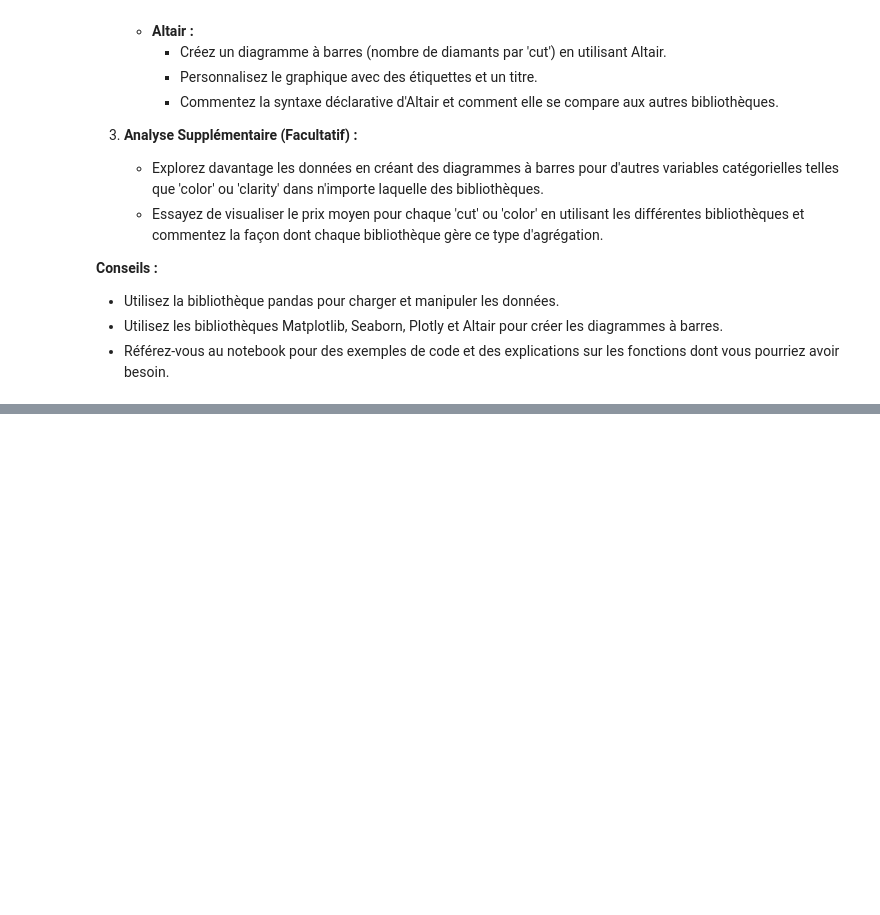
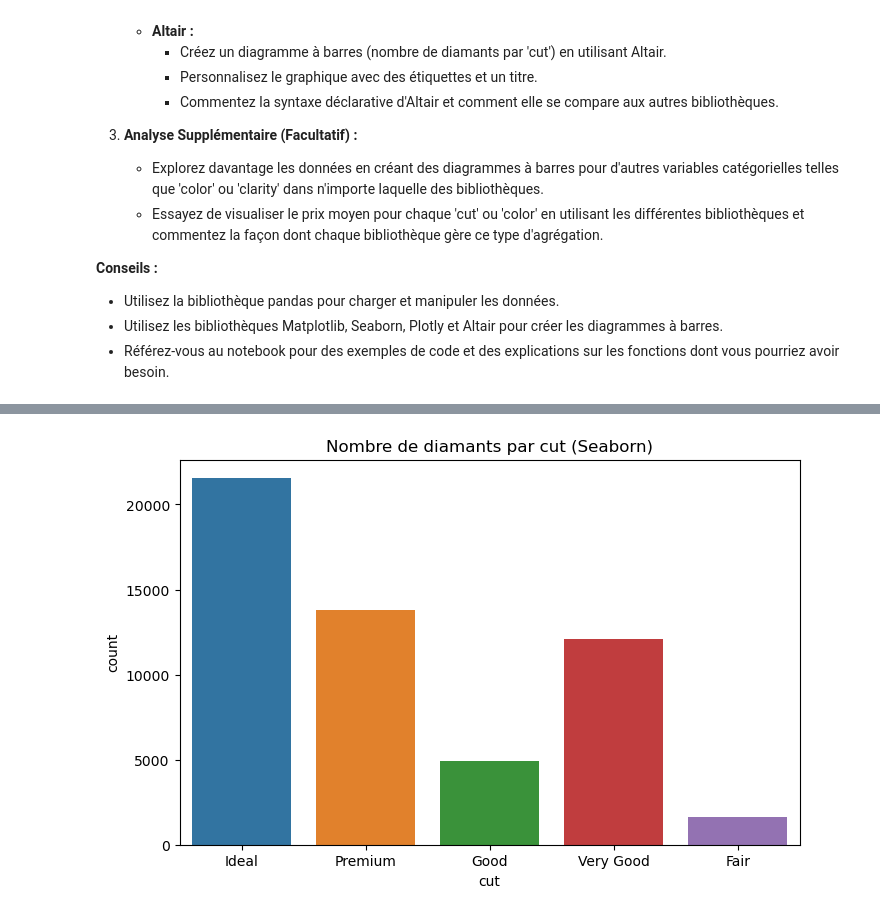
Before and after one commit to rosanajurdi/Data_Visualization_Course_2026, a Jupyter notebook: lab-sessions/lab2-barplots.ipynb, the cells around one changed output, grey strips where cells are left out. Saved outputs shown, nothing was run; the diff lists cells and outputs as text; code cells hidden in the pictures; blank space fills up the shorter version.

```diff
--- a/lab-sessions/lab2-barplots.ipynb
+++ b/lab-sessions/lab2-barplots.ipynb
@@ -126,0 +132,7 @@ Data columns (total 10 columns):
+# %%
+plt.figure(figsize=(8, 5))
+sns.countplot(data=diamonds_df, x='cut')
+plt.title('Nombre de diamants par cut (Seaborn)')
+plt.show()
+# %% [output]
+[figure, added]
```
Also changed, not shown: parts of 5 cells of this notebook.
